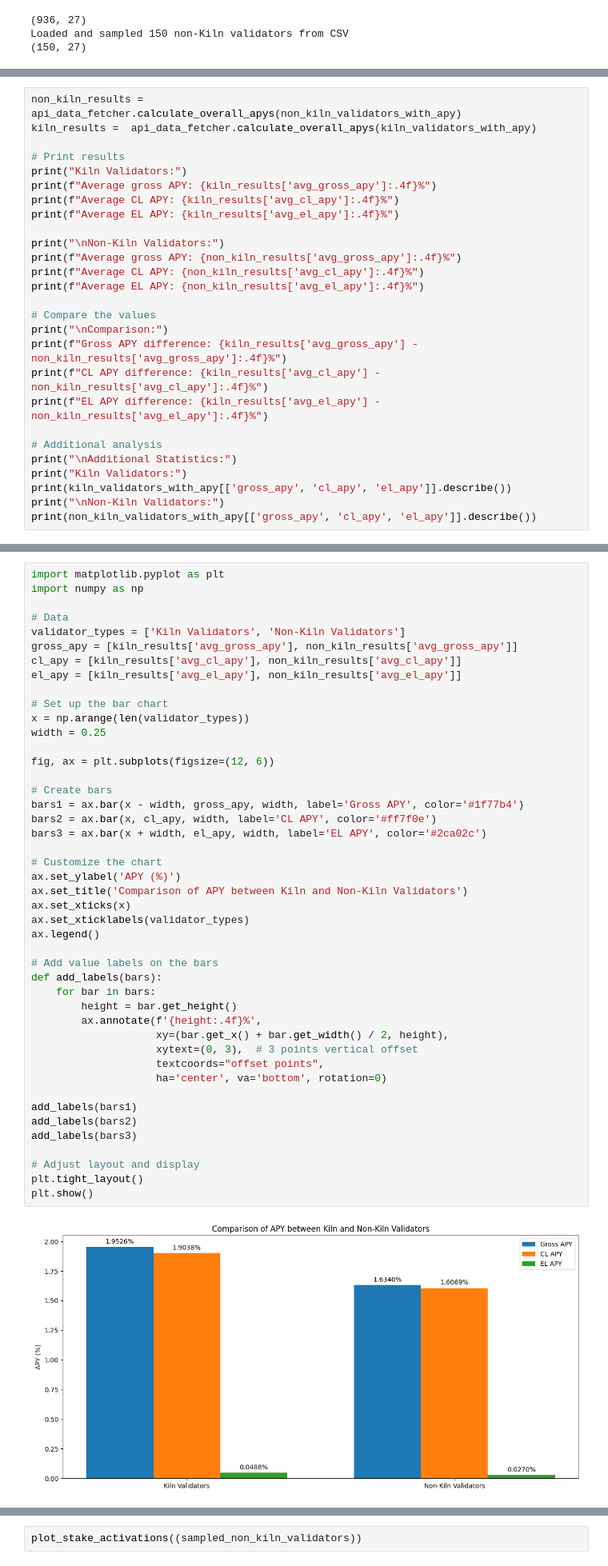
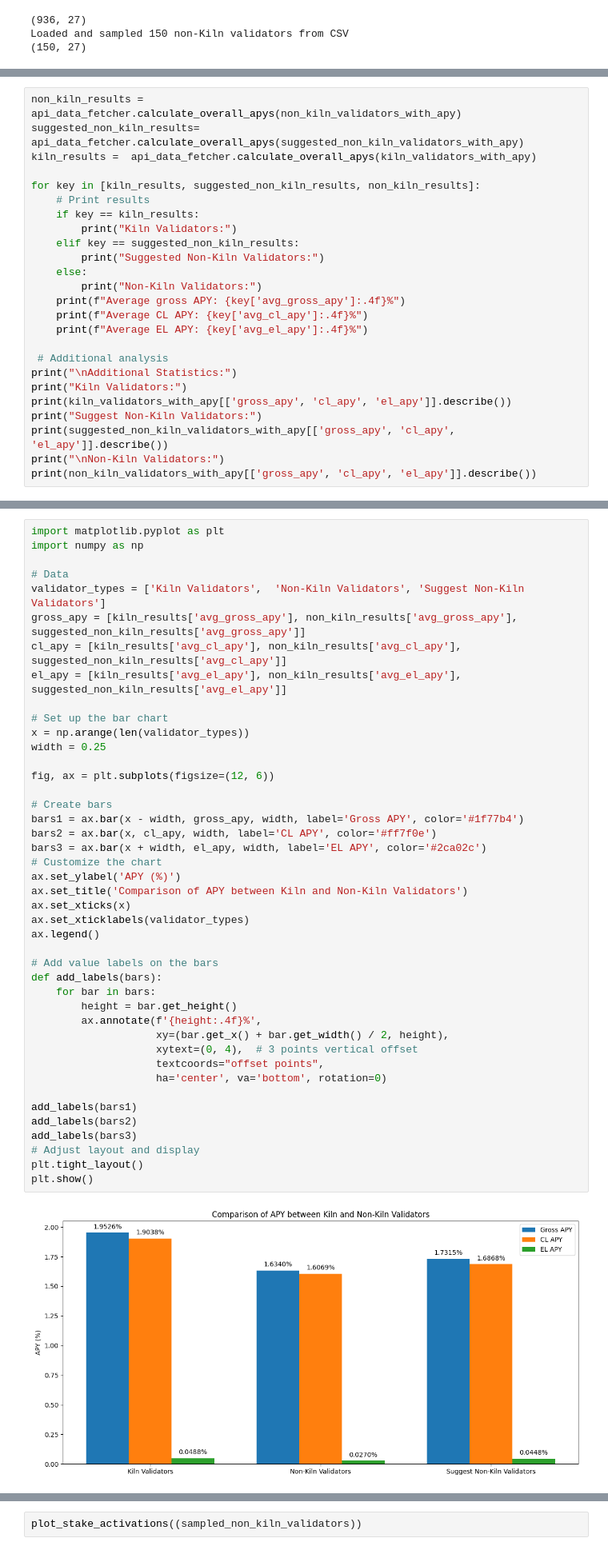
Before and after one commit to jpg1129/Kiln-Take-Home, a Jupyter notebook: main.ipynb, the cells around one changed output, grey strips where cells are left out. Shown: that part at 80% size. Drawn from its saved outputs; the diff is of its cells as text.

```diff
--- a/main.ipynb
+++ b/main.ipynb
@@ -106,28 +151,26 @@ non_kiln_validators_with_apy.head()
 # %%
 non_kiln_results =  api_data_fetcher.calculate_overall_apys(non_kiln_validators_with_apy)
+suggested_non_kiln_results= api_data_fetcher.calculate_overall_apys(suggested_non_kiln_validators_with_apy)
 kiln_results =  api_data_fetcher.calculate_overall_apys(kiln_validators_with_apy)
 
-# Print results
-print("Kiln Validators:")
-print(f"Average gross APY: {kiln_results['avg_gross_apy']:.4f}%")
-print(f"Average CL APY: {kiln_results['avg_cl_apy']:.4f}%")
-print(f"Average EL APY: {kiln_results['avg_el_apy']:.4f}%")
+for key in [kiln_results, suggested_non_kiln_results, non_kiln_results]:
+    # Print results
+    if key == kiln_results:
+        print("Kiln Validators:")
+    elif key == suggested_non_kiln_results:
+        print("Suggested Non-Kiln Validators:")
+    else:
+        print("Non-Kiln Validators:")
+    print(f"Average gross APY: {key['avg_gross_apy']:.4f}%")
+    print(f"Average CL APY: {key['avg_cl_apy']:.4f}%")
+    print(f"Average EL APY: {key['avg_el_apy']:.4f}%")
 
-print("\nNon-Kiln Validators:")
-print(f"Average gross APY: {non_kiln_results['avg_gross_apy']:.4f}%")
-print(f"Average CL APY: {non_kiln_results['avg_cl_apy']:.4f}%")
-print(f"Average EL APY: {non_kiln_results['avg_el_apy']:.4f}%")
-
-# Compare the values
-print("\nComparison:")
-print(f"Gross APY difference: {kiln_results['avg_gross_apy'] - non_kiln_results['avg_gross_apy']:.4f}%")
-print(f"CL APY difference: {kiln_results['avg_cl_apy'] - non_kiln_results['avg_cl_apy']:.4f}%")
-print(f"EL APY difference: {kiln_results['avg_el_apy'] - non_kiln_results['avg_el_apy']:.4f}%")
-
-# Additional analysis
+ # Additional analysis
 print("\nAdditional Statistics:")
 print("Kiln Validators:")
 print(kiln_validators_with_apy[['gross_apy', 'cl_apy', 'el_apy']].describe())
+print("Suggest Non-Kiln Validators:")
+print(suggested_non_kiln_validators_with_apy[['gross_apy', 'cl_apy', 'el_apy']].describe())
 print("\nNon-Kiln Validators:")
 print(non_kiln_validators_with_apy[['gross_apy', 'cl_apy', 'el_apy']].describe())
 # %% [output]
@@ -153,10 +226,10 @@ import matplotlib.pyplot as plt
 import numpy as np
 
 # Data
-validator_types = ['Kiln Validators', 'Non-Kiln Validators']
-gross_apy = [kiln_results['avg_gross_apy'], non_kiln_results['avg_gross_apy']]
-cl_apy = [kiln_results['avg_cl_apy'], non_kiln_results['avg_cl_apy']]
-el_apy = [kiln_results['avg_el_apy'], non_kiln_results['avg_el_apy']]
+validator_types = ['Kiln Validators',  'Non-Kiln Validators', 'Suggest Non-Kiln Validators']
+gross_apy = [kiln_results['avg_gross_apy'], non_kiln_results['avg_gross_apy'], suggested_non_kiln_results['avg_gross_apy']]
+cl_apy = [kiln_results['avg_cl_apy'], non_kiln_results['avg_cl_apy'], suggested_non_kiln_results['avg_cl_apy']]
+el_apy = [kiln_results['avg_el_apy'], non_kiln_results['avg_el_apy'],   suggested_non_kiln_results['avg_el_apy']]
 
 # Set up the bar chart
 x = np.arange(len(validator_types))
@@ -164,37 +237,35 @@ width = 0.25
 
 fig, ax = plt.subplots(figsize=(12, 6))
 
 # Create bars
 bars1 = ax.bar(x - width, gross_apy, width, label='Gross APY', color='#1f77b4')
 bars2 = ax.bar(x, cl_apy, width, label='CL APY', color='#ff7f0e')
 bars3 = ax.bar(x + width, el_apy, width, label='EL APY', color='#2ca02c')
-
 # Customize the chart
 ax.set_ylabel('APY (%)')
 ax.set_title('Comparison of APY between Kiln and Non-Kiln Validators')
 ax.set_xticks(x)
 ax.set_xticklabels(validator_types)
 ax.legend()
 
 # Add value labels on the bars
 def add_labels(bars):
     for bar in bars:
         height = bar.get_height()
         ax.annotate(f'{height:.4f}%',
                     xy=(bar.get_x() + bar.get_width() / 2, height),
-                    xytext=(0, 3),  # 3 points vertical offset
+                    xytext=(0, 4),  # 3 points vertical offset
                     textcoords="offset points",
                     ha='center', va='bottom', rotation=0)
 
 add_labels(bars1)
 add_labels(bars2)
 add_labels(bars3)
-
 # Adjust layout and display
 plt.tight_layout()
 plt.show()
 # %% [output]
-[figure, old version]
+[figure, new version]
 # %%
 network_stats_url = kiln_host + "/v1/eth/network-stats"
 kiln_stats_url = kiln_host + "/v1/eth/kiln-stats"
```
Also changed, not shown: parts of 34 cells of this notebook, 3 other files.
